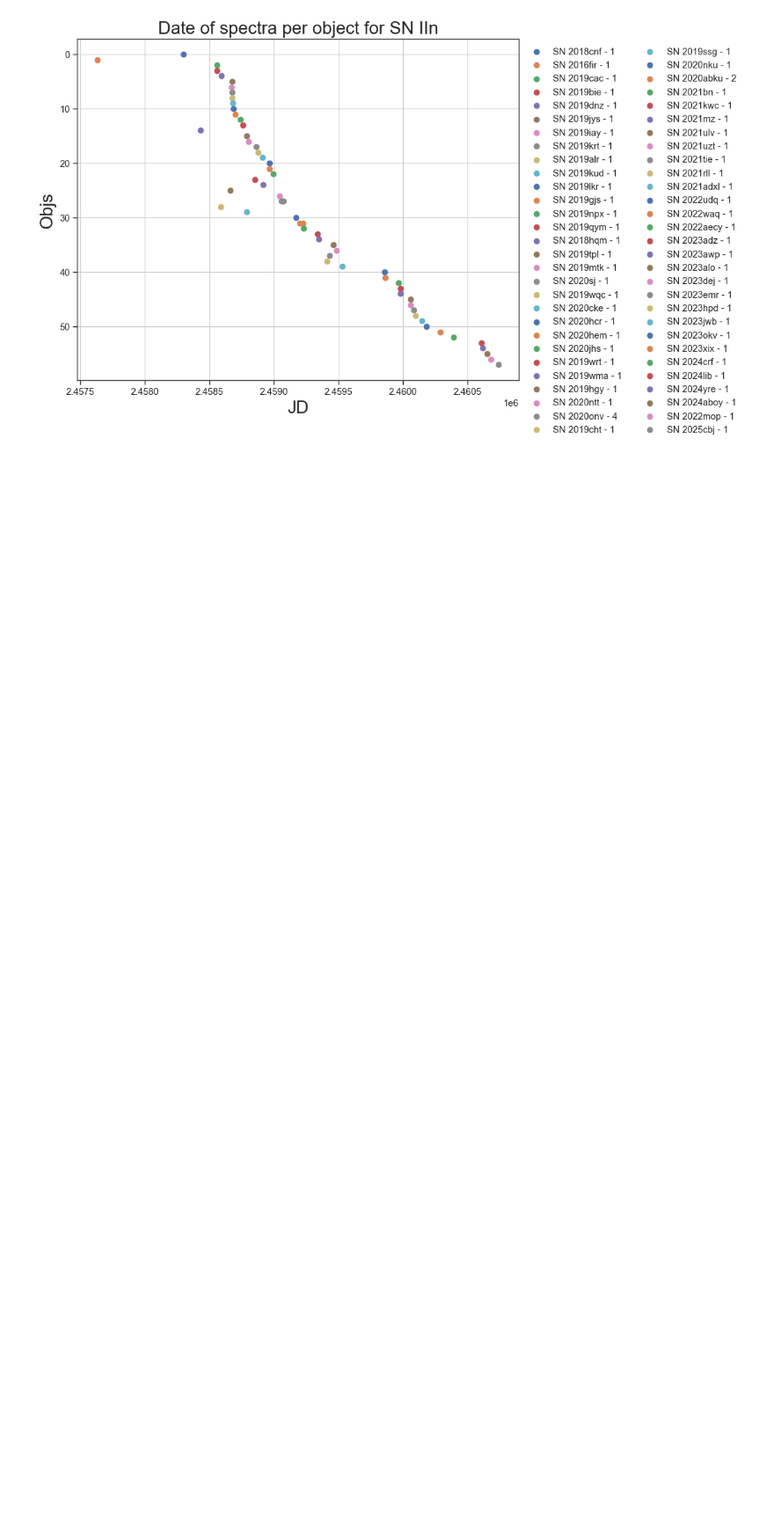
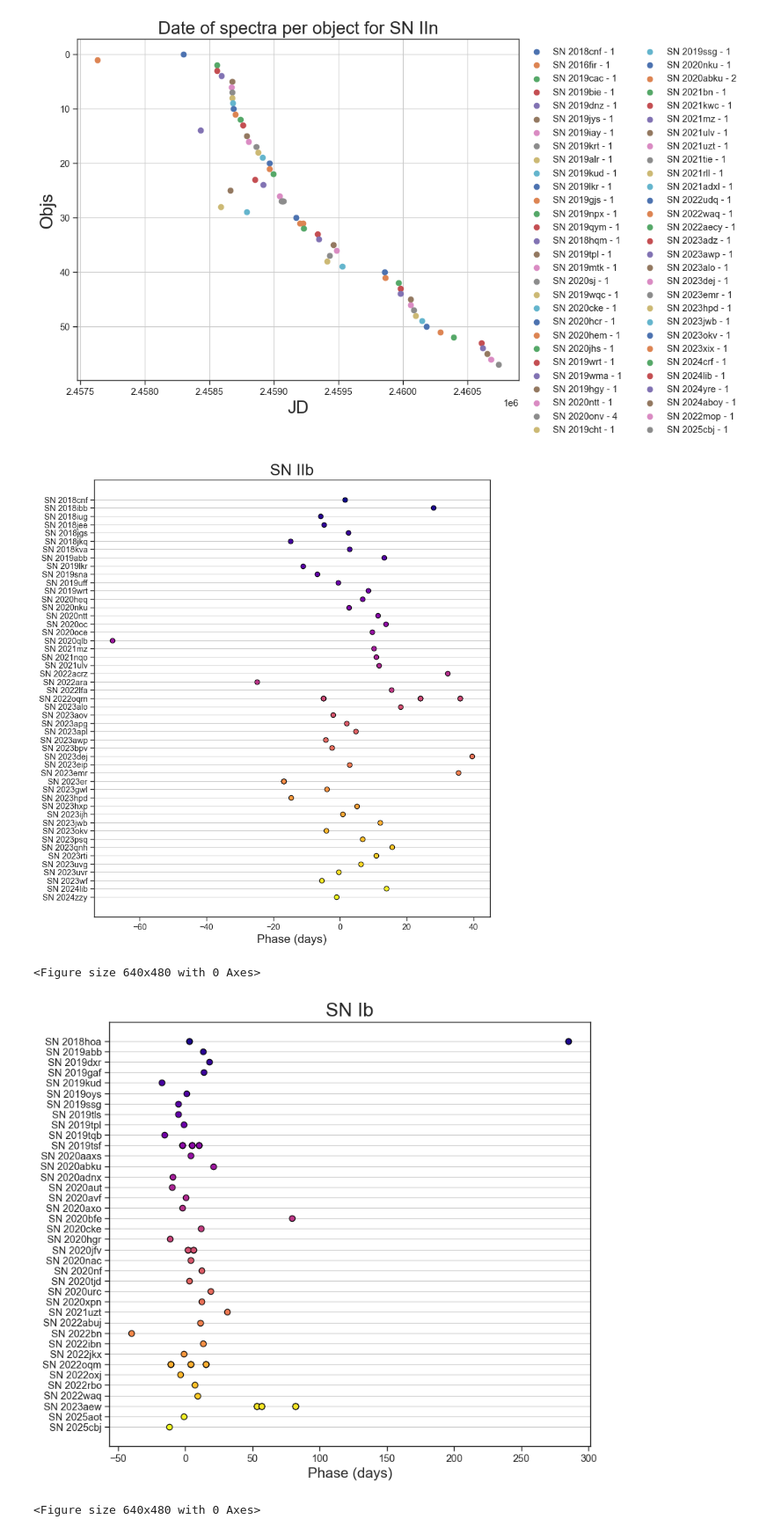
Before and after one commit to aec3675/multi-modal-multi-peaks, a Jupyter notebook: adrian/wiserep_spec_work.ipynb, the cells around one changed output. Shown at 88% size. Saved outputs shown, nothing was run; the diff lists cells and outputs as text; code cells hidden in the pictures; blank space fills up the shorter version.

Commit message:
updated phase of spectra and created phase vs obj plots

```diff
--- a/adrian/wiserep_spec_work.ipynb
+++ b/adrian/wiserep_spec_work.ipynb
@@ -49,6 +53,8 @@ array(['SN Ia', 'SN II', 'SN Ib', 'SN IIn', 'SN Ib/c', 'Other', 'M dwarf',
        'Kilonova', 'SN Icn', 'Computed-IIn', 'Light-Echo', 'FBOT',
        'SN Ien', 'SN Ibn/Icn', 'FRB', 'TDE-H-He', 'Blazar', 'NA/Unknown'],
       dtype=object)
+# %%
+all_spec_meta['mjd'] = all_spec_meta['JD']-2400000.5
 # %%
 # filters for specific types
 multi_types = (all_spec_meta['Obj. Type']=='SN IIb')|(all_spec_meta['Obj. Type']=='SN Ib')|(all_spec_meta['Obj. Type']=='SN Ic')|(all_spec_meta['Obj. Type']=='SLSN-I')|(all_spec_meta['Obj. Type']=='SLSN-II')|(all_spec_meta['Obj. Type']=='SN IIn')
@@ -229,7 +90,9 @@ iin = (all_spec_meta['Obj. Type']=='SN IIn')
 # %%
-for i in range(len(X)):
-    plt.figure()
-    plt.plot(wavelengths, X[i])
-    plt.xlabel('wavelength [A]')
-    plt.ylabel('normalized flux')
-    plt.title(f'{obj_names[i]}')
+#just testing that we can plot the spectra
+
+# for i in range(len(X)):
+#     plt.figure()
+#     plt.plot(wavelengths, X[i])
+#     plt.xlabel('wavelength [A]')
+#     plt.ylabel('normalized flux')
+#     plt.title(f'{obj_names[i]}')
@@ -281,0 +151,51 @@ for i,types in enumerate(types_flags):
+# %%
+mp_spec_df['Phase (days)'] = mp_spec_df['mjd'] - mp_spec_df['peak_mjd']
+# %%
+mp_spec_df = mp_spec_df.loc[mp_spec_df['peak_mag'].notna()].reset_index(drop=True)
+# %%
+types_str = ['SN IIb', 'SN Ib', 'SN Ic', 'SLSN-I', 'SLSN-II', 'SN IIn']
+types_flags = [iib, ib, ic, slsni, slsnii, iin]
+
+for i,types in enumerate(types_flags):
+    if len(mp_spec_df.loc[types, 'IAU name'])<20:
+        ylen = 5
+    elif len(mp_spec_df.loc[types, 'IAU name'])<50:
+        ylen = 8
+    elif len(mp_spec_df.loc[types, 'IAU name'])<75:
+        ylen = 10
+    elif len(mp_spec_df.loc[types, 'IAU name'])<100:
+        ylen= 12
+
+    fig = plt.figure(figsize=(9,ylen))
+    ax1 = fig.add_subplot(111)
+
+    sn_names = mp_spec_df.loc[types, 'IAU name'].tolist()
+    viridis = cm.get_cmap('plasma', len(sn_names))
+    test = [mpl.colors.to_hex(viridis.colors[i]) for i in range(len(sn_names))]
+    # colors = [cm.to_hex(plt.cm.jet(i)) for i in range(len(sn_names))]
+    sn_colors = dict(zip(sn_names,test))
+
+    for j,sn in enumerate(sn_names):
+        ax1.scatter(mp_spec_df.loc[types&(mp_spec_df['IAU name']==sn), 'Phase (days)'],
+                    mp_spec_df.loc[types&(mp_spec_df['IAU name']==sn), 'IAU name'],
+                    marker='.', s=150, edgecolor='black', facecolor=sn_colors.get(sn,'k'))
+
+    ax1.set_xlabel('Phase (days)', fontsize=15)
+
+    # ax2 = ax1.twiny()
+    # ax2.scatter(mp_spec_df.loc[types, 'Phase (days)'], mp_spec_df.loc[types, 'IAU name'], marker='.', s=150)
+    # ax2.set_xlabel('MJD fontsize=15)
+
+    plt.gca().invert_yaxis()
+    plt.gca().xaxis.grid(False)
+    plt.gca().yaxis.grid(True)
+
+    plt.title(f'{types_str[i]}', fontsize=20)
+    plt.show()
+
+    plt.savefig(f'./figures/phase_of_spec_for_{types_str[i]}.png', bbox_inches='tight')
+# %% [output]
+[figure, added]
+<Figure size 640x480 with 0 Axes>
+[figure, added]
+<Figure size 640x480 with 0 Axes>
```
Also changed, not shown: parts of 17 cells of this notebook, 6 other files.
